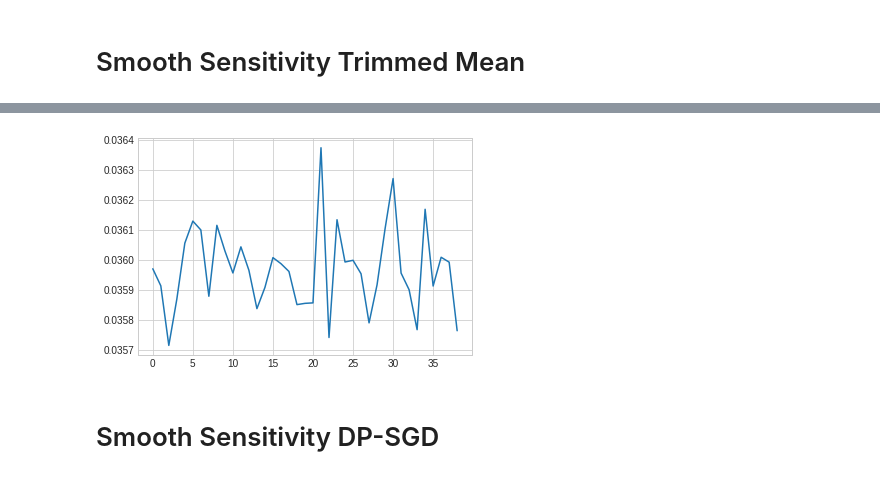
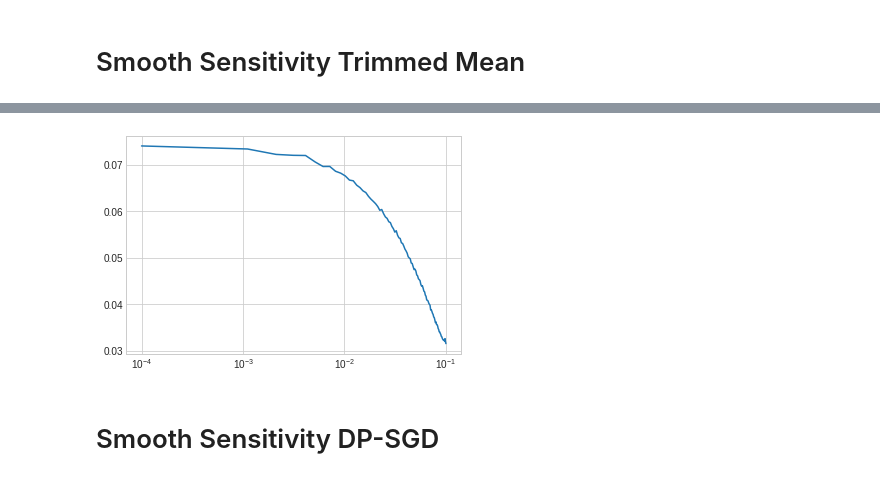
Before and after one commit to twosixlabs/csl, a Jupyter notebook: experiments/immediate_sensitivity/Simple DP-SGD.ipynb, the cells around one changed output, grey strips where cells are left out. Saved outputs shown, nothing was run; the diff lists cells and outputs as text; code cells hidden in the pictures.

```diff
--- a/experiments/immediate_sensitivity/Simple DP-SGD.ipynb
+++ b/experiments/immediate_sensitivity/Simple DP-SGD.ipynb
@@ -162,7 +162,7 @@ def compute_sens(xs, t, n, m, a, b, lhs_indices, rhs_indices):
     scaled_sensitivity_at_distances = []
 
     #for k in range(0, n+1):
-    for k in range(0, 10): # TODO: loop over k (but this is slow)
+    for k in range(0, 5): # TODO: loop over k (but this is slow)
         scaling = np.exp(- k * t)
 
         lhs = get_with_default(sorted_xs, lhs_indices[k], a, b)
@@ -174,7 +174,7 @@ def compute_sens(xs, t, n, m, a, b, lhs_indices, rhs_indices):
         #print('inner:', inner)
         inner_max = np.max(inner)
         scaled_inner = scaling * inner_max
-        print('k:', k, 'scaled sens:', scaled_inner)
+        #print('k:', k, 'scaled sens:', scaled_inner)
         scaled_sensitivity_at_distances.append(scaled_inner)
 
     return (1/(n - 2*m)) * np.max(np.array(scaled_sensitivity_at_distances))
@@ -189,9 +206,9 @@ a = 0
 b = 10
 t = 5
 
-m = 5
+m = 10
 n = 104
-lhs_indices, rhs_indices = build_indices(n, m, 30)
+lhs_indices, rhs_indices = build_indices(n, m, 100)
 
 def test_sens(t):
     test_array = np.random.normal(loc=5, scale=1, size=104).clip(a, b)
@@ -201,4 +222,5 @@ def test_sens(t):
 # %%
 %%time
-results = [np.mean([test_sens(m) for _ in range(500)]) for m in range(1, 40)]
+ts = np.linspace(0.0001, 0.1, 100)
+results = [np.mean([test_sens(t) for _ in range(50)]) for t in ts]
 # %% [output]
@@ -207,7 +229,8 @@ Wall time: 4.92 s
 # %%
-plt.plot(results);
+plt.plot(ts,results)
+plt.xscale('log');
 # %% [output]
-[figure, old version]
+[figure, new version]
 # %% [markdown]
 # Smooth Sensitivity DP-SGD
 # %%
```
Also changed, not shown: parts of 5 cells of this notebook.
